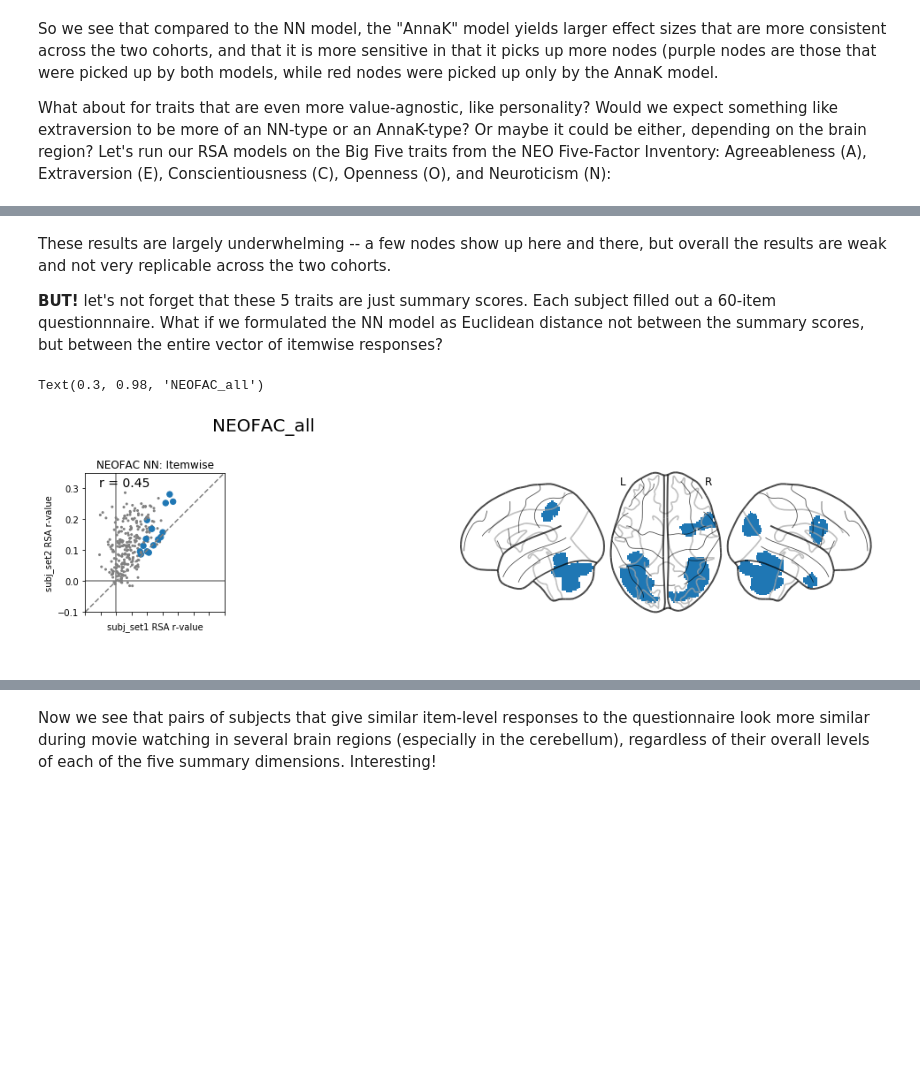
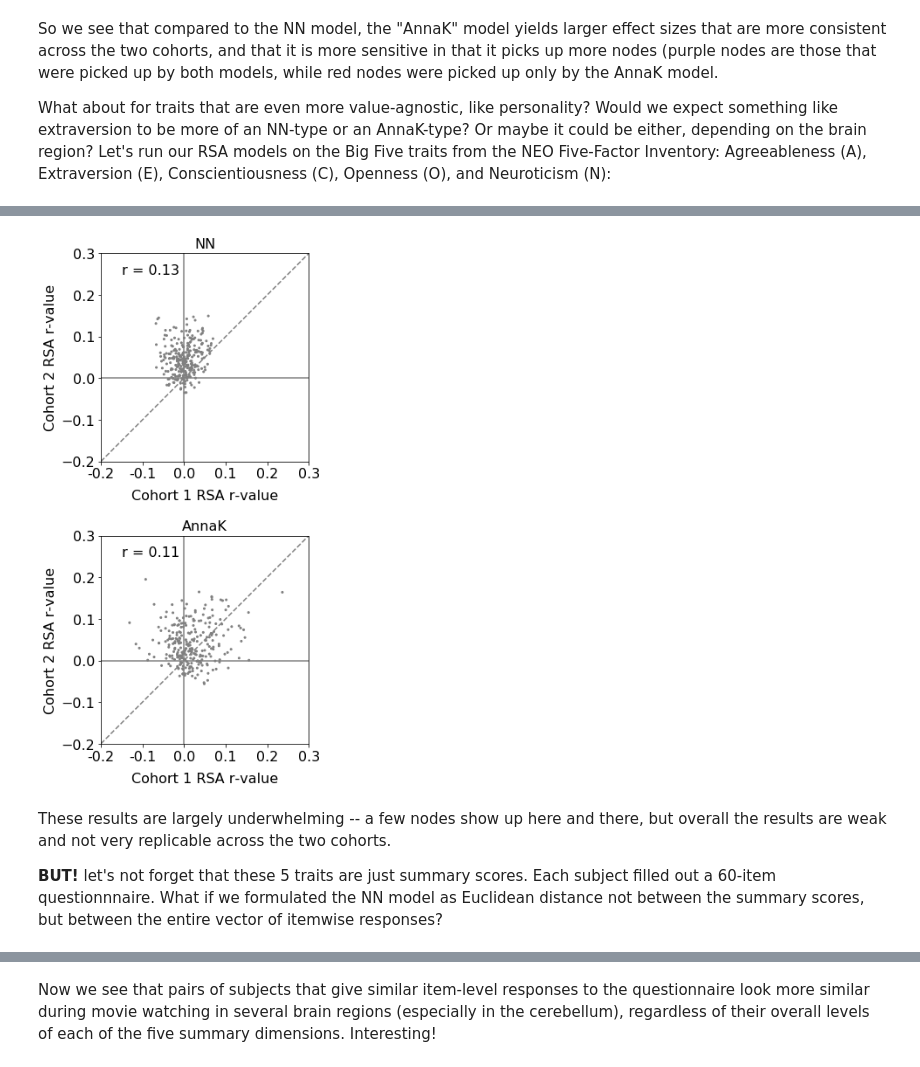
Before and after one commit to esfinn/intersubj_rsa, a Jupyter notebook: isRSA_HCP_demo.ipynb, the cells around one changed output, grey strips where cells are left out. Drawn from its saved outputs; the diff is of its cells as text; code cells hidden in the pictures; blank space fills up the shorter version.

```diff
--- a/isRSA_HCP_demo.ipynb
+++ b/isRSA_HCP_demo.ipynb
@@ -737,3 +693,16 @@ The intersection between the two models was 0
+# %%
+behav_name = "NEOFAC_A"
+clip_name = "MOVIE1_7T_AP"
+models = ["NN", "AnnaK"]
+n_perms = 10000
+alpha = 0.05
+
+results_dict = isrsa_wrapper(behav_name = behav_name, clip_name = clip_name, models = models, n_perms=n_perms)
+# %%
+# glassbrain_wrapper(results_dict)
+scatterplot_wrapper(results_dict, save=True)
+# %% [output]
+[figure, added]
 # %% [markdown]
 These results are largely underwhelming -- a few nodes show up here and there, but overall the results are weak and not very replicable across the two cohorts.
 
@@ -744,33 +713,13 @@ likert_map = {"SD": 1, "D": 2, "N": 3, "A": 4, "SA": 5}
 
 behav_vct1 = get_behav_from_regex(behav_data=behav_data.loc[good_subs1, :], behav_regex=behav_regex, likert_map=likert_map)
 behav_vct2 = get_behav_from_regex(behav_data=behav_data.loc[good_subs2, :], behav_regex=behav_regex, likert_map=likert_map)
-result1_itemwise = do_rsa(ISC1, get_nn_pairwise_behav_vct(behav_vct1))
-result2_itemwise = do_rsa(ISC2, get_nn_pairwise_behav_vct(behav_vct2))
+result1_itemwise = do_rsa(ISC1, get_nn_pairwise_behav_vct(behav_vct1), n_perms=n_perms)
+result2_itemwise = do_rsa(ISC2, get_nn_pairwise_behav_vct(behav_vct2), n_perms=n_perms)
 
-# Set up plot
-fig, (ax1, ax2, ax3) = plt.subplots(1,3, figsize=(16,4), gridspec_kw={'width_ratios': [1, 1, 3]})
-
-# Make scatterplot
-plot_set1_vs_set2(result1_itemwise, result2_itemwise, sig_color="tab:blue", ax=ax1)
-set_aspect_ratio(ax1)
-ax1.set_title('NEOFAC NN: Itemwise')
-
-fig.subplots_adjust(bottom=0.1)
-
-# Make glass brain plot
-# make color map
-bounds = [0.5,1.5]
-cmap = mpl.colors.ListedColormap(["tab:blue"])
-norm = mpl.colors.BoundaryNorm(bounds, cmap.N)
-
-img = color_rois(get_intersection(result1_itemwise, result2_itemwise))
-plotting.plot_glass_brain(img, cmap=cmap, norm=norm, axes=ax3, display_mode = 'lzr')
-
-ax2.axis('off')
-
-fig.suptitle('NEOFAC_all', x = 0.3, fontsize=20)
-
-# plt.tight_layout()
+# Save results into dictionary format for use with plotting functions
+results_dict = {}
+results_dict["behav_name"] = behav_regex
+results_dict["clip_name"] = clip_name
+results_dict["NN-itemwise"] = {}
+results_dict["NN-itemwise"]["result1"] = result1_itemwise
+results_dict["NN-itemwise"]["result2"] = result2_itemwise
-# %% [output]
-Text(0.3, 0.98, 'NEOFAC_all')
-[figure, removed]
```
Also changed, not shown: parts of 17 cells of this notebook, 23 other files.
